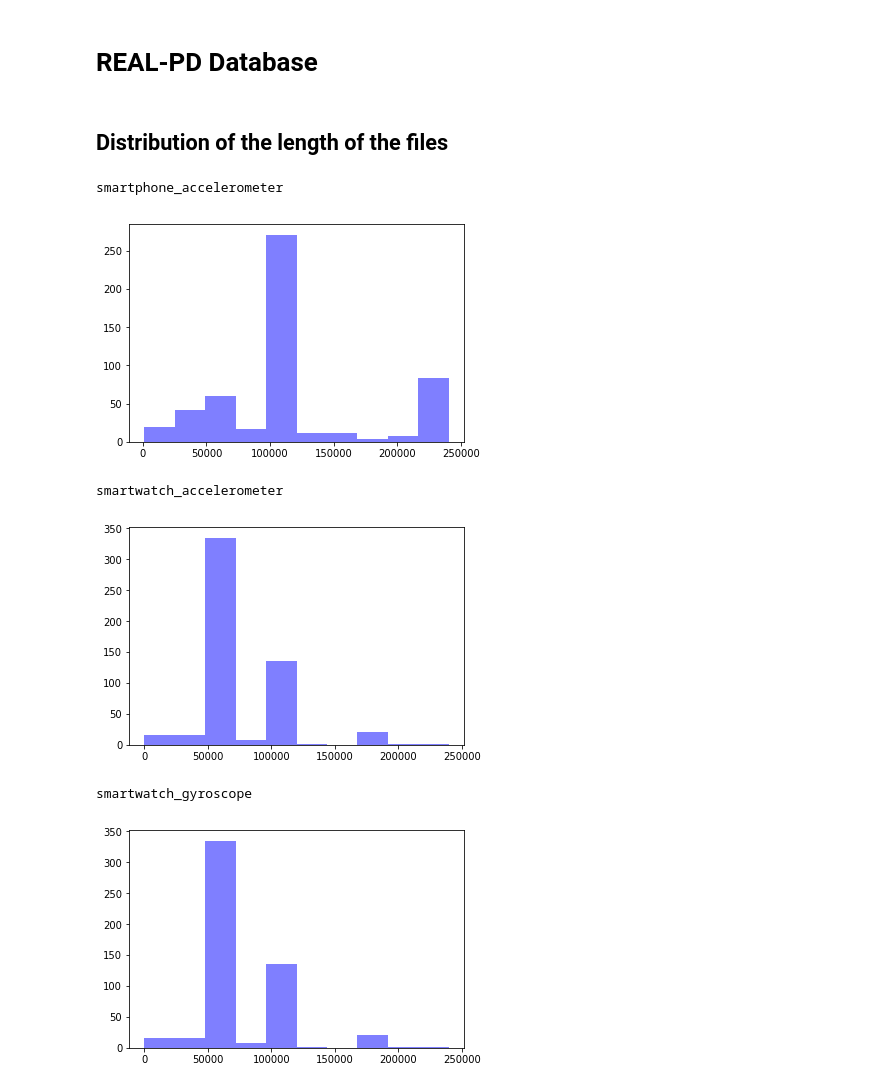
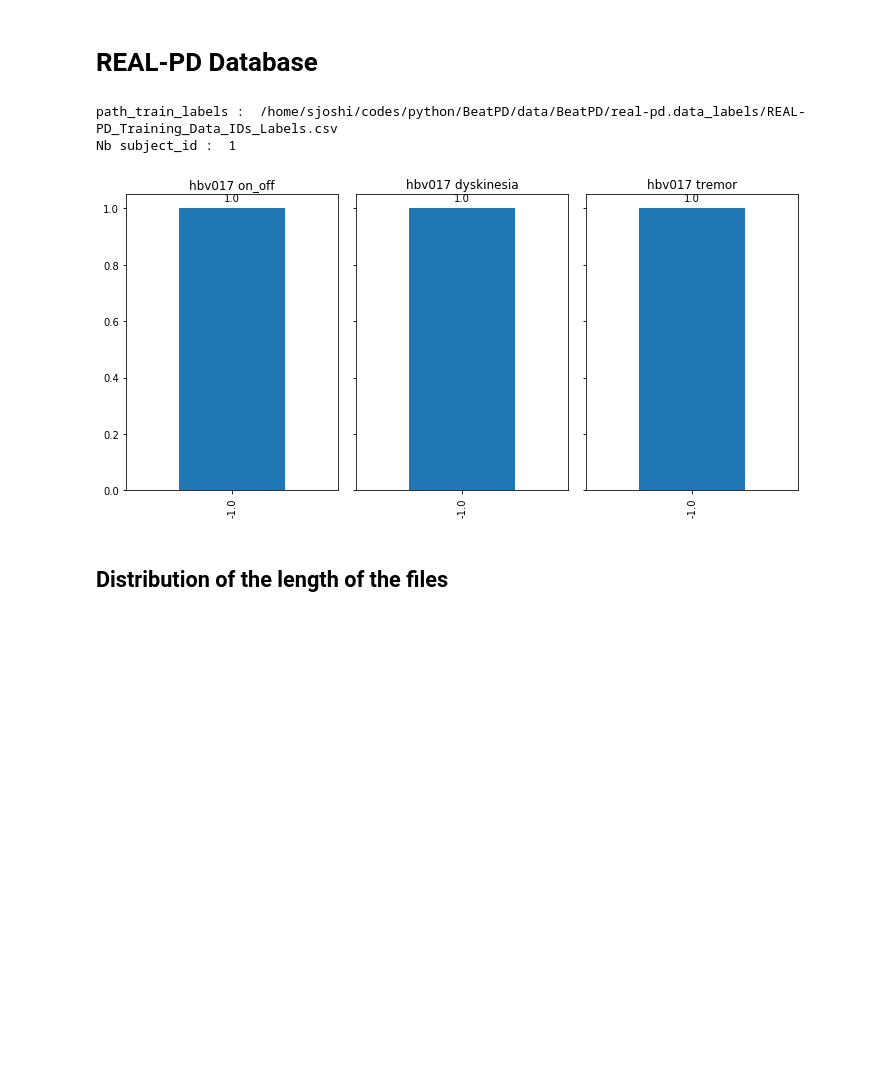
Before and after one commit to Mymoza/BeatPD-CLSP-JHU, a Jupyter notebook: Graphs.ipynb, the cells around one changed output. Drawn from its saved outputs; the diff is of its cells as text; code cells hidden in the pictures; blank space fills up the shorter version.

```diff
--- a/Graphs.ipynb
+++ b/Graphs.ipynb
@@ -473,23 +274,31 @@ len :  33776
 # %%
 data_type = "real"
 data_real_subtype = 'smartphone_accelerometer'
 training_or_ancillary='training_data' #training_data
-path_train_data, df_train_label = define_data_type(data_type, training_or_ancillary, data_real_subtype)
+path_train_data, df_train_label = define_data_type(data_type,
+                                                   data_dir,
+                                                   training_or_ancillary,
+                                                   data_real_subtype)
 
-list_measurement_id=['33f5a031-43a8-496a-89ee-0b9d99019617']
+list_measurement_id=['b50d1b0c-2cd1-45f8-9097-0742e5cbbcc8']
+
 # Filter df_train_label according to the measurement_id we are most interested in
 df_train_label = interesting_patients(df_train_label=df_train_label, list_measurement_id=list_measurement_id)
 
 
 # Compute the occurences of each symptoms for each patient
 df_occurences, df_train_label_subject_id = compute_symptoms_occurences_dataframe(
     df_train_label=df_train_label
 )
 
 # Plot the graphs
 plot_symptoms_occurences(
     df_occurences=df_occurences, df_train_label_subject_id=df_train_label_subject_id
 )
+# %% [output]
+path_train_labels :  /home/sjoshi/codes/python/BeatPD/data/BeatPD/real-pd.data_labels/REAL-PD_Training_Data_IDs_Labels.csv
+Nb subject_id :  1
+[figure, added]
 # %% [markdown]
 ## Distribution of the length of the files
 # %%
@@ -502,8 +311,10 @@ training_or_ancillary='training_data'
 data_real_subtype='smartphone_accelerometer'
 
 for data_real_subtype in ['smartphone_accelerometer','smartwatch_accelerometer','smartwatch_gyroscope']:
-    path_train_data, df_train_label = define_data_type(data_type, training_or_ancillary, data_real_subtype)
-
+    path_train_data, df_train_label = define_data_type(data_type,
+                                                   data_dir,
+                                                   training_or_ancillary,
+                                                   data_real_subtype)
     len_distribution = []
 
     for idx in df_train_label.index:
@@ -516,10 +327,3 @@ for data_real_subtype in ['smartphone_accelerometer','smartwatch_accelerometer',
     num_bins = 10
     n, bins, patches = plt.hist(len_distribution, num_bins, facecolor='blue', alpha=0.5)
     plt.show()
-# %% [output]
-smartphone_accelerometer
-[figure, removed]
-smartwatch_accelerometer
-[figure, removed]
-smartwatch_gyroscope
-[figure, removed]
```
Also changed, not shown: parts of 18 cells of this notebook, 3 other files.
